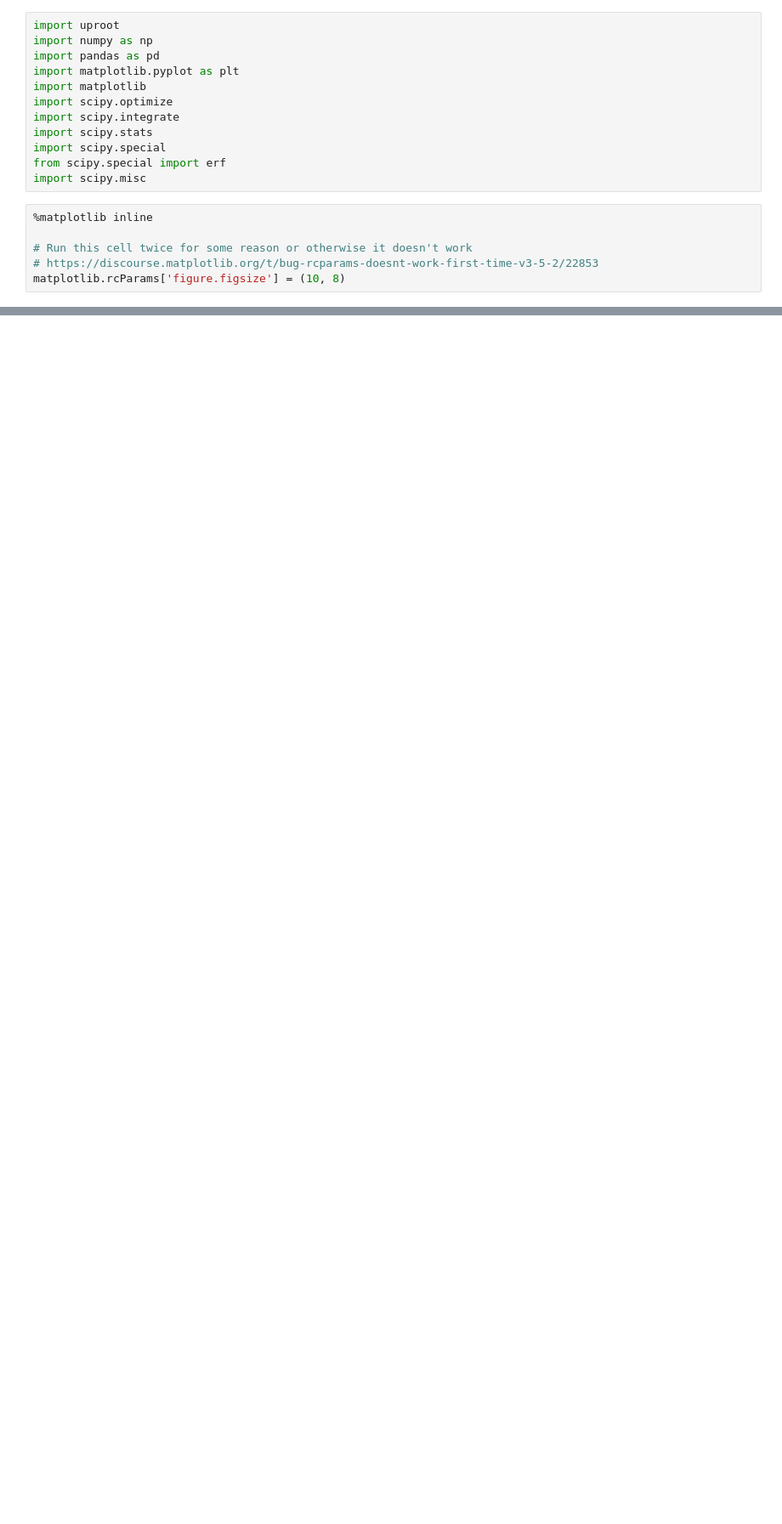
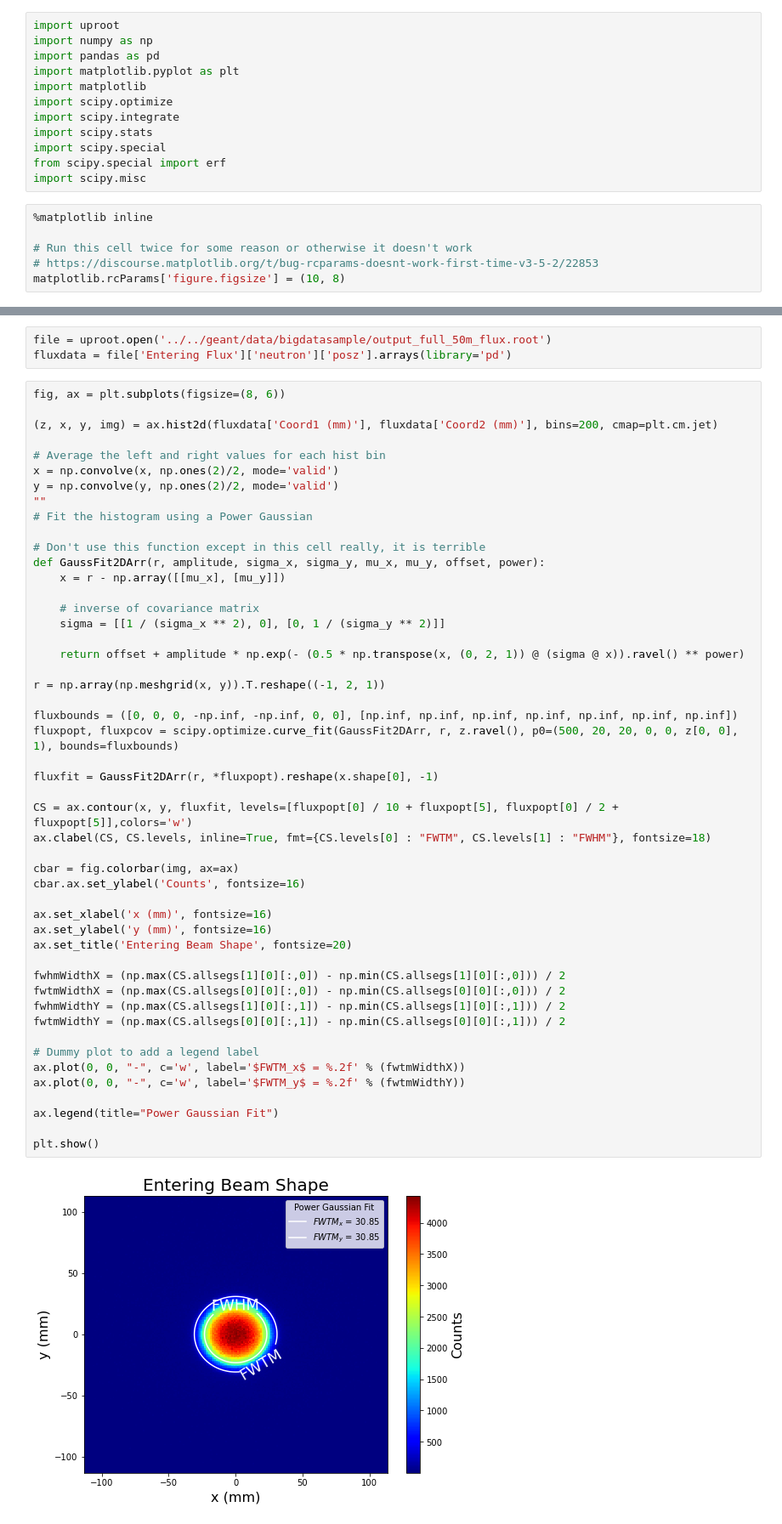
Before and after one commit to ArktisDev/Migdal, a Jupyter notebook: analysis/graphing/Coincidence Analysis.ipynb, the cells around one changed output, grey strips where cells are left out. Shown at 85% size. Drawn from its saved outputs; the diff is of its cells as text; blank space fills up the shorter version.

```diff
--- a/analysis/graphing/Coincidence Analysis.ipynb
+++ b/analysis/graphing/Coincidence Analysis.ipynb
@@ -25,0 +31,54 @@ meta = file['Metadata'].arrays(library='pd')
+# %%
+file = uproot.open('../../geant/data/bigdatasample/output_full_50m_flux.root')
+fluxdata = file['Entering Flux']['neutron']['posz'].arrays(library='pd')
+# %%
+fig, ax = plt.subplots(figsize=(8, 6))
+
+(z, x, y, img) = ax.hist2d(fluxdata['Coord1 (mm)'], fluxdata['Coord2 (mm)'], bins=200, cmap=plt.cm.jet)
+
+# Average the left and right values for each hist bin
+x = np.convolve(x, np.ones(2)/2, mode='valid')
+y = np.convolve(y, np.ones(2)/2, mode='valid')
+""
+# Fit the histogram using a Power Gaussian
+
+# Don't use this function except in this cell really, it is terrible
+def GaussFit2DArr(r, amplitude, sigma_x, sigma_y, mu_x, mu_y, offset, power):
+    x = r - np.array([[mu_x], [mu_y]])
+
+    # inverse of covariance matrix
+    sigma = [[1 / (sigma_x ** 2), 0], [0, 1 / (sigma_y ** 2)]]
+
+    return offset + amplitude * np.exp(- (0.5 * np.transpose(x, (0, 2, 1)) @ (sigma @ x)).ravel() ** power)
+
+r = np.array(np.meshgrid(x, y)).T.reshape((-1, 2, 1))
+
+fluxbounds = ([0, 0, 0, -np.inf, -np.inf, 0, 0], [np.inf, np.inf, np.inf, np.inf, np.inf, np.inf, np.inf])
+fluxpopt, fluxpcov = scipy.optimize.curve_fit(GaussFit2DArr, r, z.ravel(), p0=(500, 20, 20, 0, 0, z[0, 0], 1), bounds=fluxbounds)
+
+fluxfit = GaussFit2DArr(r, *fluxpopt).reshape(x.shape[0], -1)
+
+CS = ax.contour(x, y, fluxfit, levels=[fluxpopt[0] / 10 + fluxpopt[5], fluxpopt[0] / 2 + fluxpopt[5]],colors='w')
+ax.clabel(CS, CS.levels, inline=True, fmt={CS.levels[0] : "FWTM", CS.levels[1] : "FWHM"}, fontsize=18)
+
+cbar = fig.colorbar(img, ax=ax)
+cbar.ax.set_ylabel('Counts', fontsize=16)
+
+ax.set_xlabel('x (mm)', fontsize=16)
+ax.set_ylabel('y (mm)', fontsize=16)
+ax.set_title('Entering Beam Shape', fontsize=20)
+
+fwhmWidthX = (np.max(CS.allsegs[1][0][:,0]) - np.min(CS.allsegs[1][0][:,0])) / 2
+fwtmWidthX = (np.max(CS.allsegs[0][0][:,0]) - np.min(CS.allsegs[0][0][:,0])) / 2
+fwhmWidthY = (np.max(CS.allsegs[1][0][:,1]) - np.min(CS.allsegs[1][0][:,1])) / 2
+fwtmWidthY = (np.max(CS.allsegs[0][0][:,1]) - np.min(CS.allsegs[0][0][:,1])) / 2
+
+# Dummy plot to add a legend label
+ax.plot(0, 0, "-", c='w', label='$FWTM_x$ = %.2f' % (fwtmWidthX))
+ax.plot(0, 0, "-", c='w', label='$FWTM_y$ = %.2f' % (fwtmWidthY))
+
+ax.legend(title="Power Gaussian Fit")
+
+plt.show()
+# %% [output]
+[figure, added]
```
Also changed, not shown: parts of 25 cells of this notebook, 3 other files.
